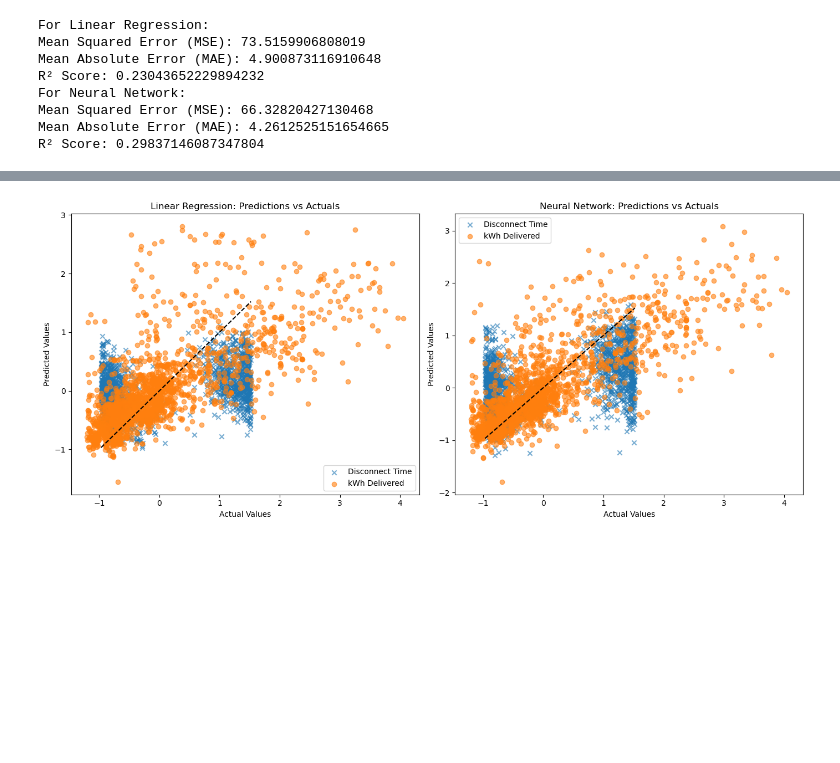
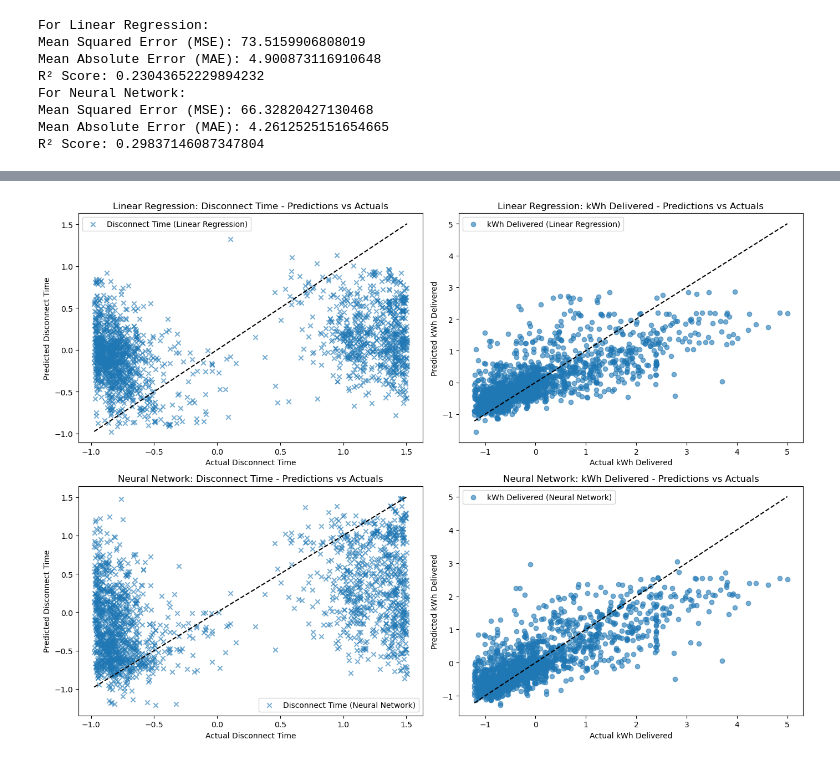
Before and after one commit to ThijsD-02/Machine-Learning-AI-Assignment-ME44312, a Jupyter notebook: Neural network.ipynb, the cells around one changed output, grey strips where cells are left out. Drawn from its saved outputs; the diff is of its cells as text; code cells hidden in the pictures; blank space fills up the shorter version.

```diff
--- a/Neural network.ipynb
+++ b/Neural network.ipynb
@@ -381,29 +378,46 @@ plt.show()
-# %%
-# Plot Predictions vs Actuals for Linear Regression
-plt.figure(figsize=(14, 6))
-plt.subplot(1, 2, 1)
-plt.scatter(y_final_val[:, 0], pred_linreg_final[:, 0], label='Disconnect Time', alpha=0.6, marker='x')
-plt.scatter(y_final_val[:, 1], pred_linreg_final[:, 1], label='kWh Delivered', alpha=0.6)
-plt.plot([min(y_final_val[:, 0]), max(y_final_val[:, 0])], [min(y_final_val[:, 0]), max(y_final_val[:, 0])], color='black', linestyle='--')
-plt.title('Linear Regression: Predictions vs Actuals')
-plt.xlabel('Actual Values')
-plt.ylabel('Predicted Values')
-plt.legend()
-
-# Plot Predictions vs Actuals for Neural Network
-plt.subplot(1, 2, 2)
-plt.scatter(y_final_val[:, 0], pred_nn_final[:, 0], label='Disconnect Time', alpha=0.6, marker='x')
-plt.scatter(y_final_val[:, 1], pred_nn_final[:, 1], label='kWh Delivered', alpha=0.6)
-plt.plot([min(y_final_val[:, 0]), max(y_final_val[:, 0])], [min(y_final_val[:, 0]), max(y_final_val[:, 0])], color='black', linestyle='--')
-plt.title('Neural Network: Predictions vs Actuals')
-plt.xlabel('Actual Values')
-plt.ylabel('Predicted Values')
-plt.legend()
-
-plt.tight_layout()
-plt.show()
-# %% [output]
-[figure, removed]
+# %%
+# Create a 2x2 grid for subplots (2 rows and 2 columns)
+fig, axs = plt.subplots(2, 2, figsize=(14, 10))
+
+# Plot Predictions vs Actuals for Disconnect Time (Linear Regression) - Top Left
+axs[0, 0].scatter(y_final_test[:, 0], pred_linreg_final[:, 0], label='Disconnect Time (Linear Regression)', alpha=0.6, marker='x')
+axs[0, 0].plot([min(y_final_test[:, 0]), max(y_final_test[:, 0])], [min(y_final_test[:, 0]), max(y_final_test[:, 0])], color='black', linestyle='--')
+axs[0, 0].set_title('Linear Regression: Disconnect Time - Predictions vs Actuals')
+axs[0, 0].set_xlabel('Actual Disconnect Time')
+axs[0, 0].set_ylabel('Predicted Disconnect Time')
+axs[0, 0].legend()
+
+# Plot Predictions vs Actuals for kWh Delivered (Linear Regression) - Top Right
+axs[0, 1].scatter(y_final_test[:, 1], pred_linreg_final[:, 1], label='kWh Delivered (Linear Regression)', alpha=0.6)
+axs[0, 1].plot([min(y_final_test[:, 1]), max(y_final_test[:, 1])], [min(y_final_test[:, 1]), max(y_final_test[:, 1])], color='black', linestyle='--')
+axs[0, 1].set_title('Linear Regression: kWh Delivered - Predictions vs Actuals')
+axs[0, 1].set_xlabel('Actual kWh Delivered')
+axs[0, 1].set_ylabel('Predicted kWh Delivered')
+axs[0, 1].legend()
+
+# Plot Predictions vs Actuals for Disconnect Time (Neural Network) - Bottom Left
+axs[1, 0].scatter(y_final_test[:, 0], pred_nn_final[:, 0], label='Disconnect Time (Neural Network)', alpha=0.6, marker='x')
+axs[1, 0].plot([min(y_final_test[:, 0]), max(y_final_test[:, 0])], [min(y_final_test[:, 0]), max(y_final_test[:, 0])], color='black', linestyle='--')
+axs[1, 0].set_title('Neural Network: Disconnect Time - Predictions vs Actuals')
+axs[1, 0].set_xlabel('Actual Disconnect Time')
+axs[1, 0].set_ylabel('Predicted Disconnect Time')
+axs[1, 0].legend()
+
+# Plot Predictions vs Actuals for kWh Delivered (Neural Network) - Bottom Right
+axs[1, 1].scatter(y_final_test[:, 1], pred_nn_final[:, 1], label='kWh Delivered (Neural Network)', alpha=0.6)
+axs[1, 1].plot([min(y_final_test[:, 1]), max(y_final_test[:, 1])], [min(y_final_test[:, 1]), max(y_final_test[:, 1])], color='black', linestyle='--')
+axs[1, 1].set_title('Neural Network: kWh Delivered - Predictions vs Actuals')
+axs[1, 1].set_xlabel('Actual kWh Delivered')
+axs[1, 1].set_ylabel('Predicted kWh Delivered')
+axs[1, 1].legend()
+
+# Adjust layout to prevent overlap
+plt.tight_layout()
+
+# Show the plot
+plt.show()
+# %% [output]
+[figure, added]
 # %%
 # Define input and output
 X2 = db_cleaned[["connectionTime", "siteID", "spaceID", "userID", "userInputs/0/WhPerMile",
```
Also changed, not shown: parts of 6 cells of this notebook.
